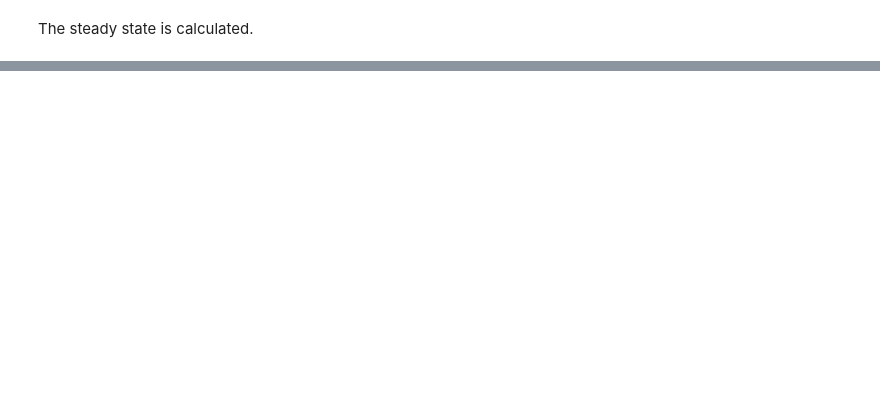
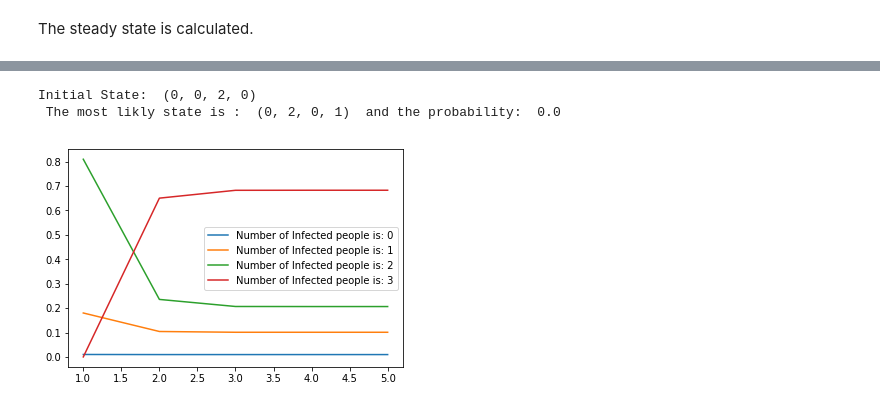
Before and after one commit to MUYANGGUO/COVID19-Simulation, a Jupyter notebook: Models_Notebooks/PART-3-MarkovChain.ipynb, the cells around one changed output, grey strips where cells are left out. Drawn from its saved outputs; the diff is of its cells as text; code cells hidden in the pictures; blank space fills up the shorter version.

```diff
--- a/Models_Notebooks/PART-3-MarkovChain.ipynb
+++ b/Models_Notebooks/PART-3-MarkovChain.ipynb
@@ -216,20 +216,3 @@ Let use v denote the initial state, which is a $4^n$ vector. A is the transition
 \begin{align*}
 S = vA^n
 \end{align*}
-# %%
-#generate initial state
-poll = [0] * n
-for i in range(len(poll)):
-    poll[i] = i
-initial_infected = random.choice(poll)
-temp = [0] * n
-temp[initial_infected] = 2
-initial_state_index = str2index[convert_state_to_string(temp)]
-v = np.zeros(shape=(len(sigma),1))
-v[initial_state_index] = 1
-res = v.transpose()
-#res = v*Trans_Matrix
-i = 0
-while i < 80:
-    res = np.matmul(res,Trans_Matrix)
-    i += 1
@@ -260,0 +342,6 @@ Steady State:
+# %%
+unittest_AllInfected(5,Trans_Matrix,temp,res)
+# %% [output]
+Initial State:  (0, 0, 2, 0)
+ The most likly state is :  (0, 2, 0, 1)  and the probability:  0.0
+[figure, added]
```
Also changed, not shown: parts of 8 cells of this notebook.
